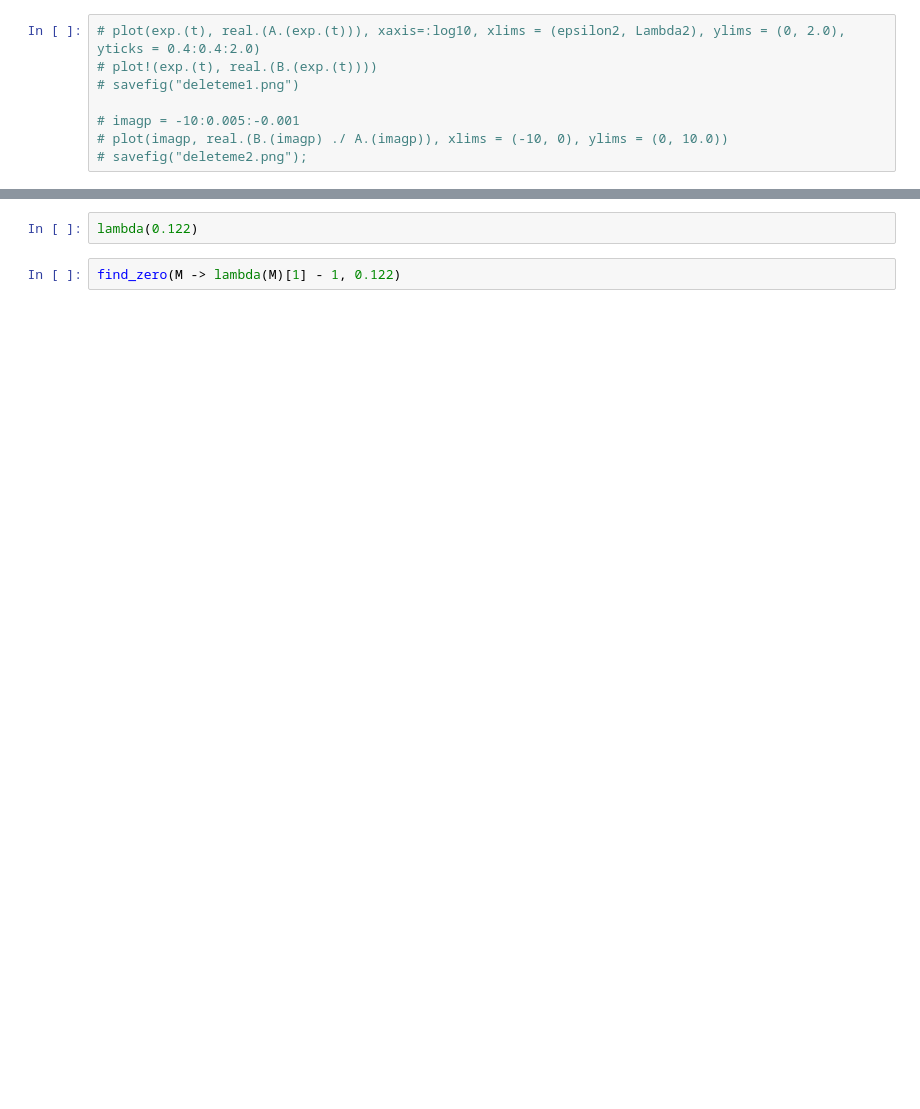
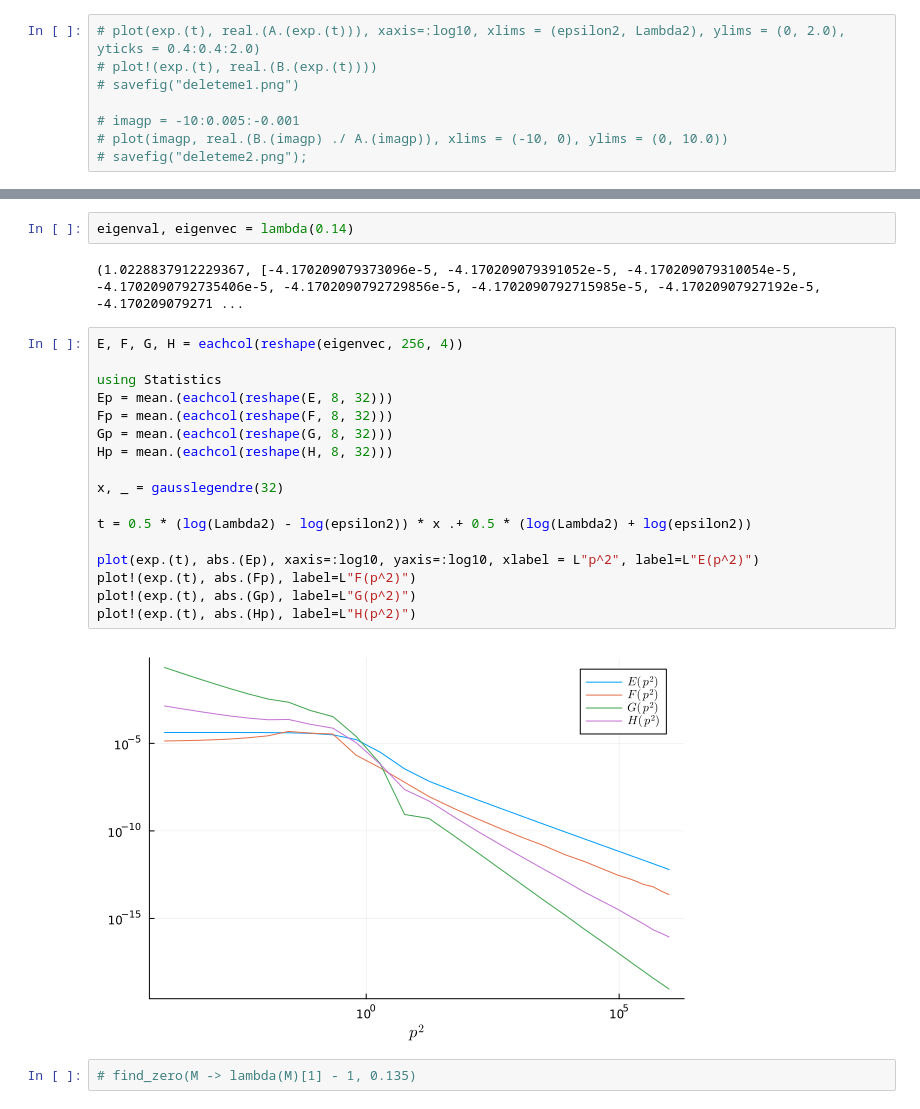
Before and after one commit to GestoerterOszillator/Maris-Tandy, a Jupyter notebook: PionaberJupyter.ipynb, the cells around one changed output, grey strips where cells are left out. Saved outputs shown, nothing was run; the diff lists cells and outputs as text; blank space fills up the shorter version.

```diff
--- a/PionaberJupyter.ipynb
+++ b/PionaberJupyter.ipynb
@@ -500,6 +524,27 @@ function lambda(M; radial_steps::Int = 32, angular_steps::Int = 8)
     return real(Eigens.values[end]), real.(Eigens.vectors[:, end])
 end;
 # %%
-lambda(0.122)
+eigenval, eigenvec = lambda(0.14)
+# %% [output]
+(1.0228837912229367, [-4.170209079373096e-5, -4.170209079391052e-5, -4.170209079310054e-5, -4.1702090792735406e-5, -4.1702090792729856e-5, -4.1702090792715985e-5, -4.17020907927192e-5, -4.170209079271 ...
+# %%
+E, F, G, H = eachcol(reshape(eigenvec, 256, 4))
+
+using Statistics
+Ep = mean.(eachcol(reshape(E, 8, 32)))
+Fp = mean.(eachcol(reshape(F, 8, 32)))
+Gp = mean.(eachcol(reshape(G, 8, 32)))
+Hp = mean.(eachcol(reshape(H, 8, 32)))
+
+x, _ = gausslegendre(32)
+
+t = 0.5 * (log(Lambda2) - log(epsilon2)) * x .+ 0.5 * (log(Lambda2) + log(epsilon2))
+
+plot(exp.(t), abs.(Ep), xaxis=:log10, yaxis=:log10, xlabel = L"p^2", label=L"E(p^2)")
+plot!(exp.(t), abs.(Fp), label=L"F(p^2)")
+plot!(exp.(t), abs.(Gp), label=L"G(p^2)")
+plot!(exp.(t), abs.(Hp), label=L"H(p^2)")
+# %% [output]
+[figure, added]
 # %%
-find_zero(M -> lambda(M)[1] - 1, 0.122)
+# find_zero(M -> lambda(M)[1] - 1, 0.135)
```
Also changed, not shown: parts of 3 cells of this notebook, 1 other file.
